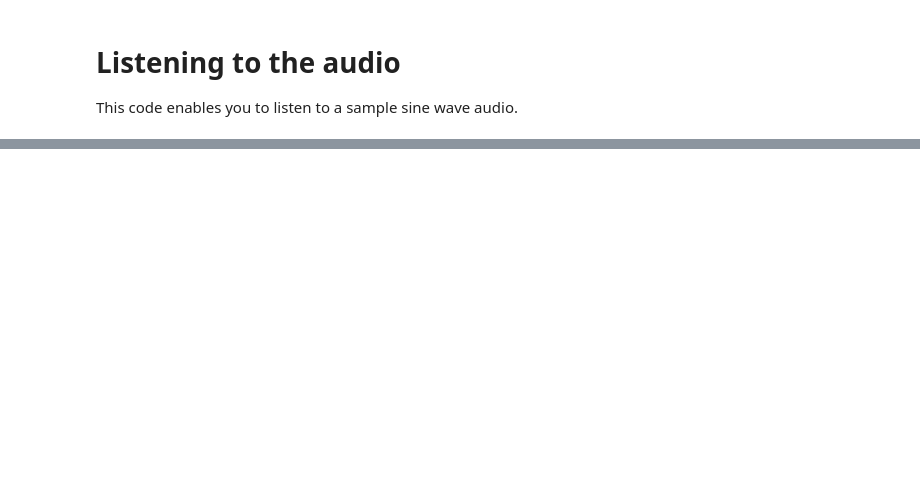
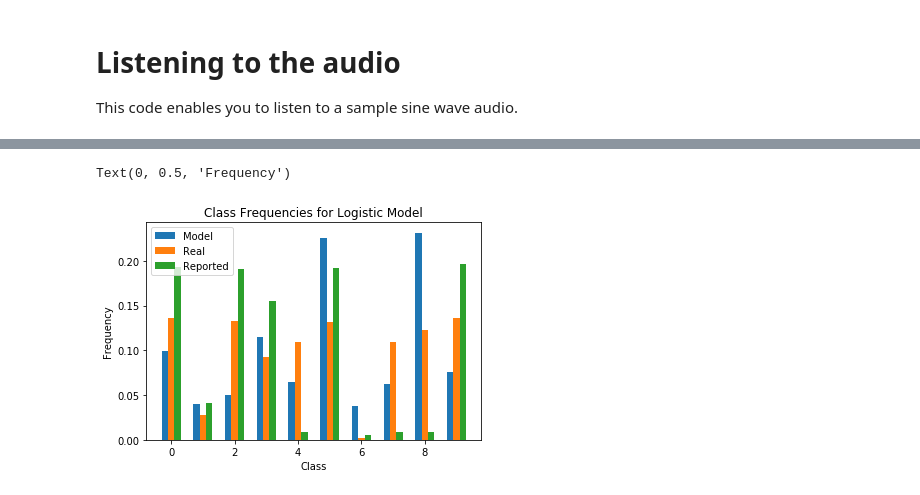
Before and after one commit to MikeBao99/cs181-practicals, a Jupyter notebook: P3/helpers.ipynb, the cells around one changed output, grey strips where cells are left out. Saved outputs shown, nothing was run; the diff lists cells and outputs as text; code cells hidden in the pictures; blank space fills up the shorter version.

```diff
--- a/P3/helpers.ipynb
+++ b/P3/helpers.ipynb
@@ -82,0 +116,8 @@ with open("predictions.csv", "w") as f:
+# %%
+X_labeled = X_train[y_train != -1]
+y_labeled = y_train[y_train != -1]
+X_unlabeled = X_train[y_train == -1]
+y_unlabeled = y_train[y_train == -1]
+means = [np.mean(X_train[y_train == k],axis=0) for k in range(10)]
+for i in range(len(X_unlabeled)):
+    y_unlabeled[i] = np.argmin([np.linalg.norm(X_unlabeled[i] - means[k]) for k in range(10)])
@@ -82,0 +128,14 @@ with open("predictions.csv", "w") as f:
+# %%
+X_train = train[:,1:]
+y_train = train[:,0]
+pca_basic = PCA(n_components=1000)
+pca_basic.fit(X_train)
+X_train = pca_basic.transform(X_train)
+X_labeled = X_train[y_train != -1]
+y_labeled = y_train[y_train != -1]
+X_unlabeled = X_train[y_train == -1]
+y_unlabeled = y_train[y_train == -1]
+
+means = [np.mean(X_train[y_train == k],axis=0) for k in range(10)]
+for i in range(len(X_unlabeled)):
+    y_unlabeled[i] = np.argmin([np.linalg.norm(X_unlabeled[i] - means[k]) for k in range(10)])
@@ -83,3 +148,8 @@ with open("predictions.csv", "w") as f:
+# %%
+with open("predictions_mlp.csv", "w") as f:
+    f.write("Id,Prediction\n")
+    for i, u in enumerate(predictions_mlp):
+        f.write(str(i) + "," + str(int(u)) + "\n")
 # %% [markdown]
 # Listening to the audio
 This code enables you to listen to a sample sine wave audio.
@@ -95,0 +182,15 @@ ipd.Audio(signal, rate=SAMPLE_RATE)
+# %%
+hist = [sum(predictions_log == i)/len(predictions_log) for i in range(10)]
+real_hist = [sum(y_labeled == i)/len(y_labeled) for i in range(10)]
+# %%
+w=0.2
+plt.bar(np.array(range(10))-[w] * 10, hist, w)
+plt.bar(np.array(range(10)), hist_freq, w)
+plt.bar(np.array(range(10))+[w] * 10, real_hist, w)
+plt.title("Class Frequencies for Logistic Model")
+plt.legend(['Model', 'Real', 'Reported'])
+plt.xlabel('Class')
+plt.ylabel('Frequency')
+# %% [output]
+Text(0, 0.5, 'Frequency')
+[figure, added]
```
Also changed, not shown: parts of 21 cells of this notebook, 1 other file.
